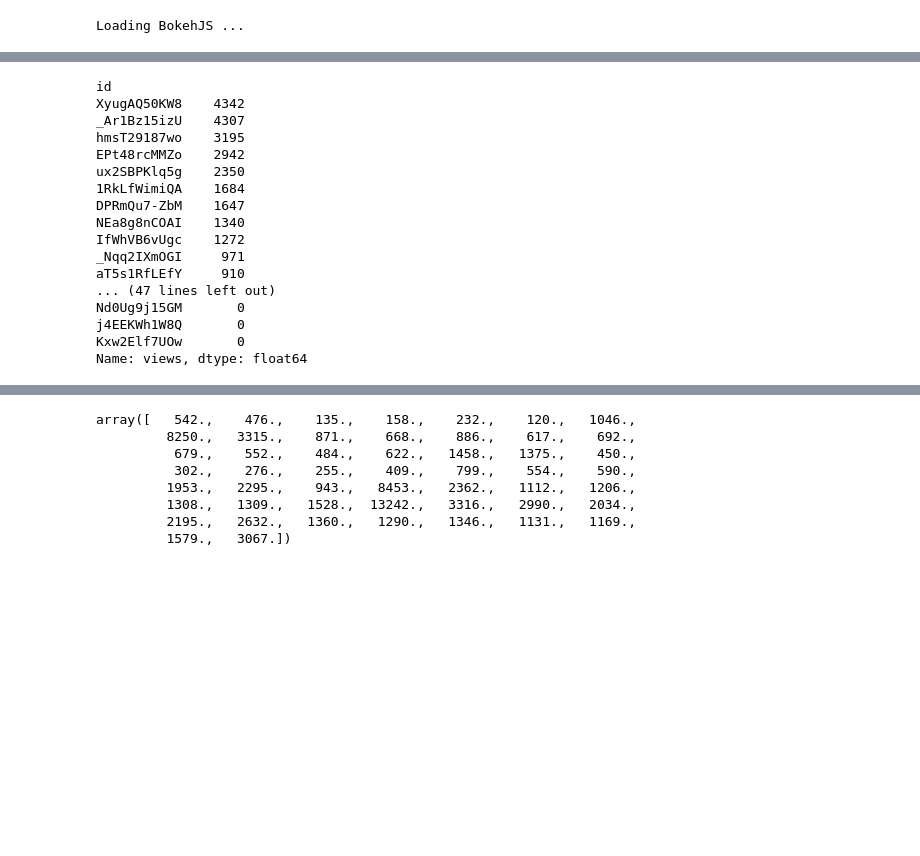
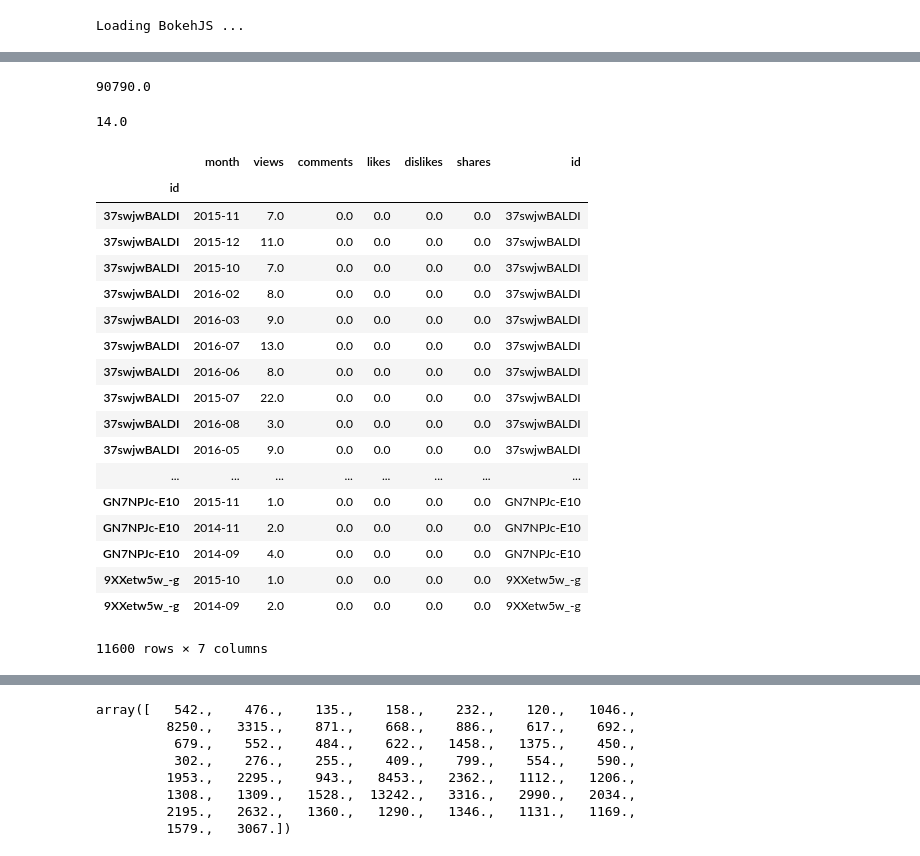
Before and after one commit to venamax/apis, a Jupyter notebook: Youtube Metrics.ipynb, the cells around one changed output, grey strips where cells are left out. Drawn from its saved outputs; the diff is of its cells as text; code cells hidden in the pictures; blank space fills up the shorter version.

```diff
--- a/Youtube Metrics.ipynb
+++ b/Youtube Metrics.ipynb
@@ -191,25 +184,9 @@ top_vid = df_vid.groupby('id')['views'].sum()
 # %%
 top_vid.sort(ascending=False)
 # %%
-top_vid
+top_vid.sum()
 # %% [output]
-id
-XyugAQ50KW8    4342
-_Ar1Bz15izU    4307
-hmsT29187wo    3195
-EPt48rcMMZo    2942
-ux2SBPKlq5g    2350
-1RkLfWimiQA    1684
-DPRmQu7-ZbM    1647
-NEa8g8nCOAI    1340
-IfWhVB6vUgc    1272
-_Nqq2IXmOGI     971
-aT5s1RfLEfY     910
-... (47 lines left out)
-Nd0Ug9j15GM       0
-j4EEKWh1W8Q       0
-Kxw2Elf7UOw       0
-Name: views, dtype: float64
+90790.0
 # %%
 
 def Youtube_Metrics(df, metrics):
@@ -229,4 +206,30 @@ def Youtube_Metrics(df, metrics):
     return p
+# %%
+df_vid.groupby('month')['comments'].sum().sum()
+# %% [output]
+14.0
+# %%
+df_vid
+# %% [output]
+|  | month | views | comments | likes | dislikes | shares | id |
+| id |  |  |  |  |  |  |  |
+| 37swjwBALDI | 2015-11 | 7.0 | 0.0 | 0.0 | 0.0 | 0.0 | 37swjwBALDI |
+| 37swjwBALDI | 2015-12 | 11.0 | 0.0 | 0.0 | 0.0 | 0.0 | 37swjwBALDI |
+| 37swjwBALDI | 2015-10 | 7.0 | 0.0 | 0.0 | 0.0 | 0.0 | 37swjwBALDI |
+| 37swjwBALDI | 2016-02 | 8.0 | 0.0 | 0.0 | 0.0 | 0.0 | 37swjwBALDI |
+| 37swjwBALDI | 2016-03 | 9.0 | 0.0 | 0.0 | 0.0 | 0.0 | 37swjwBALDI |
+| 37swjwBALDI | 2016-07 | 13.0 | 0.0 | 0.0 | 0.0 | 0.0 | 37swjwBALDI |
+| 37swjwBALDI | 2016-06 | 8.0 | 0.0 | 0.0 | 0.0 | 0.0 | 37swjwBALDI |
+| 37swjwBALDI | 2015-07 | 22.0 | 0.0 | 0.0 | 0.0 | 0.0 | 37swjwBALDI |
+| 37swjwBALDI | 2016-08 | 3.0 | 0.0 | 0.0 | 0.0 | 0.0 | 37swjwBALDI |
+| 37swjwBALDI | 2016-05 | 9.0 | 0.0 | 0.0 | 0.0 | 0.0 | 37swjwBALDI |
+| ... | ... | ... | ... | ... | ... | ... | ... |
+| GN7NPJc-E10 | 2015-11 | 1.0 | 0.0 | 0.0 | 0.0 | 0.0 | GN7NPJc-E10 |
+| GN7NPJc-E10 | 2014-11 | 2.0 | 0.0 | 0.0 | 0.0 | 0.0 | GN7NPJc-E10 |
+| GN7NPJc-E10 | 2014-09 | 4.0 | 0.0 | 0.0 | 0.0 | 0.0 | GN7NPJc-E10 |
+| 9XXetw5w_-g | 2015-10 | 1.0 | 0.0 | 0.0 | 0.0 | 0.0 | 9XXetw5w_-g |
+| 9XXetw5w_-g | 2014-09 | 2.0 | 0.0 | 0.0 | 0.0 | 0.0 | 9XXetw5w_-g |
+11600 rows × 7 columns
 # %%
 metrics = ['views', 'comments','shares','likes']
 show(Youtube_Metrics(df_vid,metrics))
```
Also changed, not shown: parts of 41 cells of this notebook, 4 other files.
